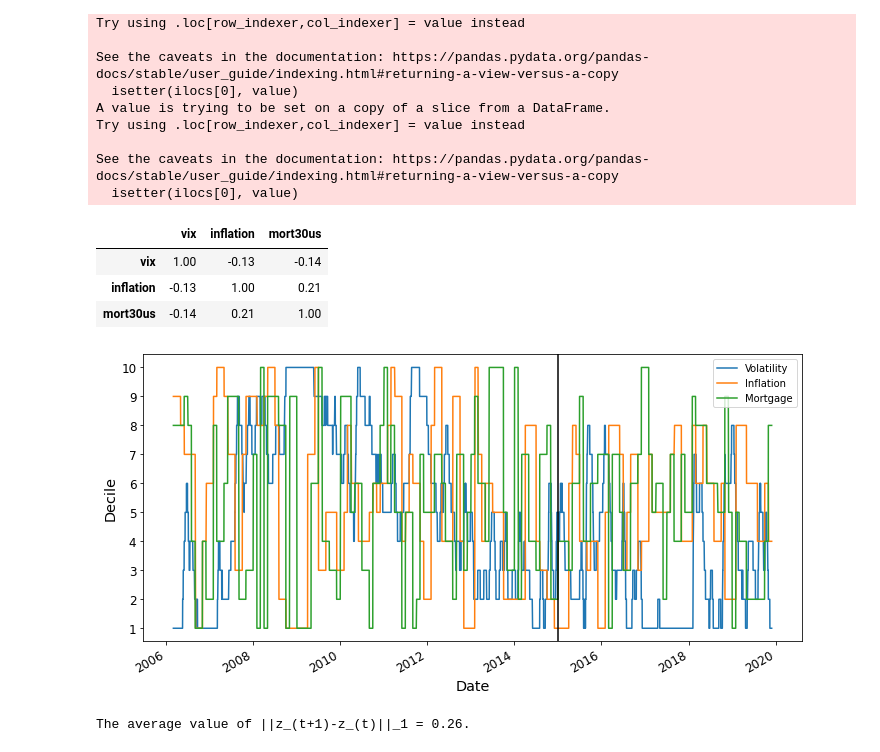
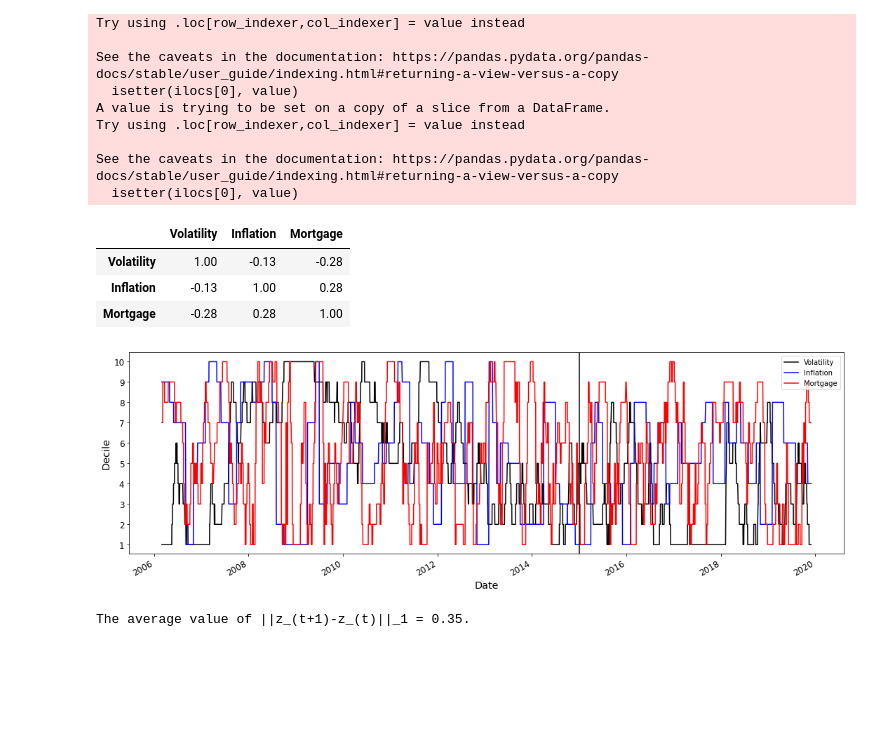
Before and after one commit to cvxgrp/lrsm_portfolio, a Jupyter notebook: making_market_conditions.ipynb, the cells around one changed output. Saved outputs shown, nothing was run; the diff lists cells and outputs as text; code cells hidden in the pictures; blank space fills up the shorter version.

```diff
--- a/making_market_conditions.ipynb
+++ b/making_market_conditions.ipynb
@@ -6,13 +6,14 @@ from sklearn.model_selection import train_test_split
 
 np.random.seed(0)
 # %%
-backtest_date = "2015-01-01"
+end_train = "2014-12-30" #last date of training/val
+start_backtest = "2015-01-02"
 
-Z_raw = pd.read_csv("data/Z_raw.csv", index_col="Date")
+Z_raw = pd.read_csv("data/Z_raw.csv", index_col="DATE")
 Z_raw.index = pd.to_datetime(Z_raw.index)
 
-Z = Z_raw.loc[:backtest_date,:] #training and validation data
-Z_holdout = Z_raw.loc[backtest_date:,:] #test (or holdout) data
+Z = Z_raw.loc[:end_train,:] #training and validation data
+Z_holdout = Z_raw.loc[start_backtest:,:] #test (or holdout) data
 
 for col in Z.columns:
     #No holdout data is used in computing the deciles
@@ -45,25 +46,24 @@ See the caveats in the documentation: https://pandas.pydata.org/pandas-docs/stab
 #correlation matrix over the training and validation periods
 Z.corr().round(2)
 # %% [output]
-|  | vix | inflation | mort30us |
-| vix | 1.00 | -0.13 | -0.14 |
-| inflation | -0.13 | 1.00 | 0.21 |
-| mort30us | -0.14 | 0.21 | 1.00 |
+|  | Volatility | Inflation | Mortgage |
+| Volatility | 1.00 | -0.13 | -0.28 |
+| Inflation | -0.13 | 1.00 | 0.28 |
+| Mortgage | -0.28 | 0.28 | 1.00 |
 # %%
-fig, ax = plt.subplots(1,1,figsize=(10,5))
+fig, ax = plt.subplots(1,1,figsize=(15,5))
 
-pd.concat([Z, Z_holdout]).rename(columns={"vix":"Volatility", "unemployment":"Unemployment",
-                                               "inflation":"Inflation", "mort30us":"Mortgage"}).plot(ax=ax, fontsize="large")
+pd.concat([Z, Z_holdout]).plot(ax=ax, fontsize="large", color=["black", "blue", "red"])
 ax.set_xlabel("Date", fontsize="x-large")
 ax.set_ylabel("Decile", fontsize="x-large")
 ax.set_yticks(range(10))
 ax.set_yticklabels(range(1,10+1))
-plt.axvline(backtest_date, color="black")
+plt.axvline(start_backtest, color="black")
 plt.tight_layout()
 plt.show()
 
 print("The average value of ||z_(t+1)-z_(t)||_1 = {:.2f}.".format(
     Z.diff().dropna().apply(lambda x: np.linalg.norm(x,1), axis=1).mean()))
 # %% [output]
-[figure, old version]
+[figure, new version]
-The average value of ||z_(t+1)-z_(t)||_1 = 0.26.
+The average value of ||z_(t+1)-z_(t)||_1 = 0.35.
```
Also changed, not shown: 18 other files.
